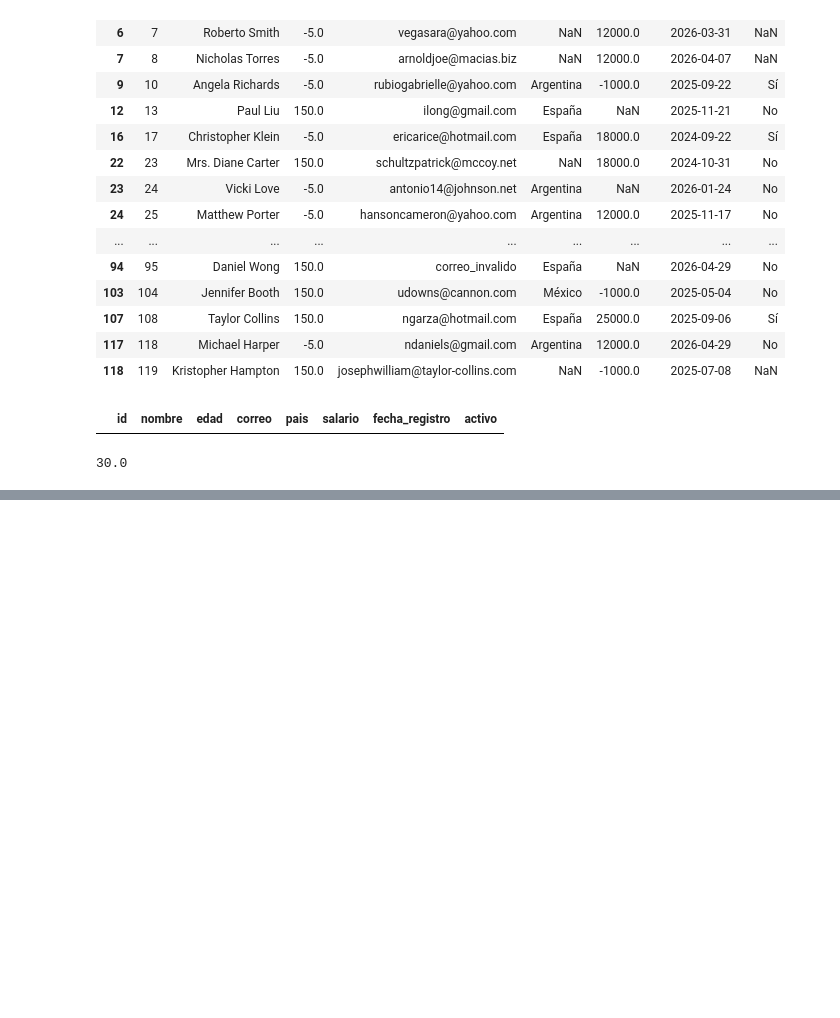
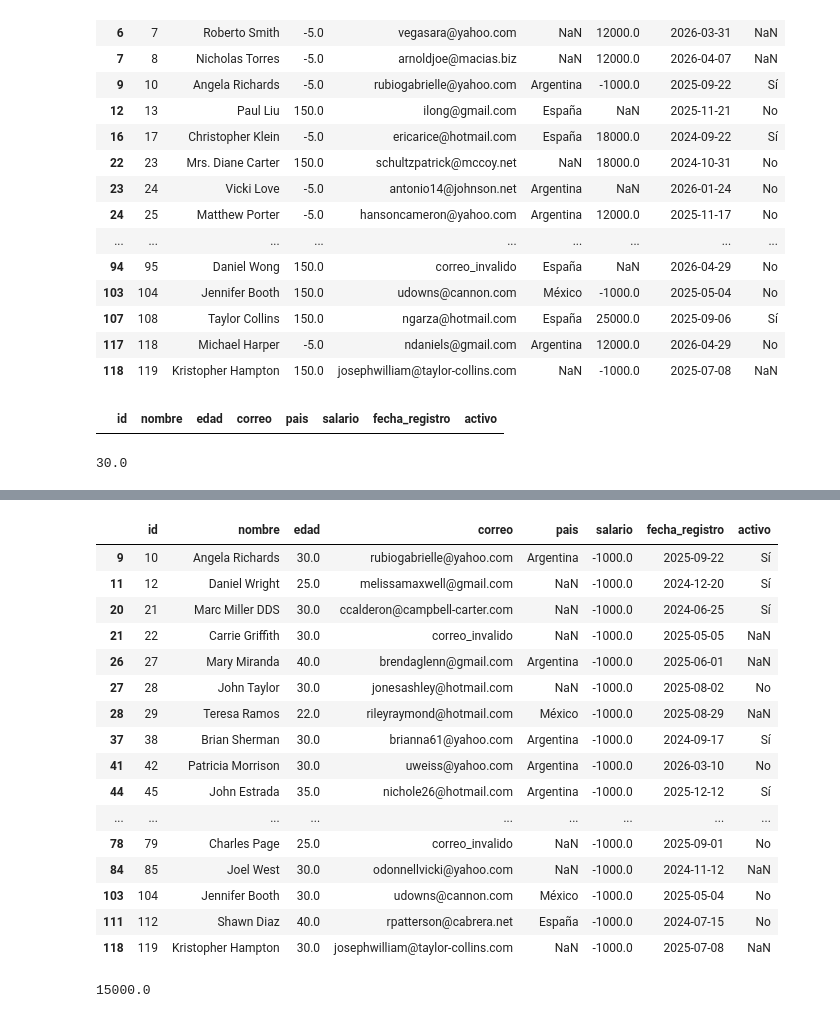
Before and after one commit to MauricioMedel/Extracci-n-del-conocimiento, a Jupyter notebook: notebooks/laboratorio4.ipynb, the cells around one changed output, grey strips where cells are left out. Cells and saved outputs as stored; diff of their text form; code cells hidden in the pictures; blank space fills up the shorter version.

```diff
--- a/notebooks/Untitled.ipynb
+++ b/notebooks/laboratorio4.ipynb
@@ -129,3 +129,5 @@ media_edad = dfCrudo_copia["edad"].median()
 media_edad
 # %% [output]
 30.0
+# %%
+dfCrudo_copia["edad"]= dfCrudo_copia["edad"].fillna(media_edad)
@@ -131,0 +146,23 @@ media_edad
+# %%
+#identificar los salarios negativos
+dfCrudo_copia [
+    (dfCrudo_copia["salario"]<0)
+]
+# %% [output]
+|  | id | nombre | edad | correo | pais | salario | fecha_registro | activo |
+| 9 | 10 | Angela Richards | 30.0 | rubiogabrielle@yahoo.com | Argentina | -1000.0 | 2025-09-22 | Sí |
+| 11 | 12 | Daniel Wright | 25.0 | melissamaxwell@gmail.com | NaN | -1000.0 | 2024-12-20 | Sí |
+| 20 | 21 | Marc Miller DDS | 30.0 | ccalderon@campbell-carter.com | NaN | -1000.0 | 2024-06-25 | Sí |
+| 21 | 22 | Carrie Griffith | 30.0 | correo_invalido | NaN | -1000.0 | 2025-05-05 | NaN |
+| 26 | 27 | Mary Miranda | 40.0 | brendaglenn@gmail.com | Argentina | -1000.0 | 2025-06-01 | NaN |
+| 27 | 28 | John Taylor | 30.0 | jonesashley@hotmail.com | NaN | -1000.0 | 2025-08-02 | No |
+| 28 | 29 | Teresa Ramos | 22.0 | rileyraymond@hotmail.com | México | -1000.0 | 2025-08-29 | NaN |
+| 37 | 38 | Brian Sherman | 30.0 | brianna61@yahoo.com | Argentina | -1000.0 | 2024-09-17 | Sí |
+| 41 | 42 | Patricia Morrison | 30.0 | uweiss@yahoo.com | Argentina | -1000.0 | 2026-03-10 | No |
+| 44 | 45 | John Estrada | 35.0 | nichole26@hotmail.com | Argentina | -1000.0 | 2025-12-12 | Sí |
+| ... | ... | ... | ... | ... | ... | ... | ... | ... |
+| 78 | 79 | Charles Page | 25.0 | correo_invalido | NaN | -1000.0 | 2025-09-01 | No |
+| 84 | 85 | Joel West | 30.0 | odonnellvicki@yahoo.com | NaN | -1000.0 | 2024-11-12 | NaN |
+| 103 | 104 | Jennifer Booth | 30.0 | udowns@cannon.com | México | -1000.0 | 2025-05-04 | No |
+| 111 | 112 | Shawn Diaz | 40.0 | rpatterson@cabrera.net | España | -1000.0 | 2024-07-15 | No |
+| 118 | 119 | Kristopher Hampton | 30.0 | josephwilliam@taylor-collins.com | NaN | -1000.0 | 2025-07-08 | NaN |
@@ -131,0 +174,6 @@ media_edad
+# %%
+#Calcular la mediana del campo salario
+mediana_salario = dfCrudo_copia["salario"].median()
+mediana_salario
+# %% [output]
+15000.0
```
Also changed, not shown: parts of 20 cells of this notebook.
